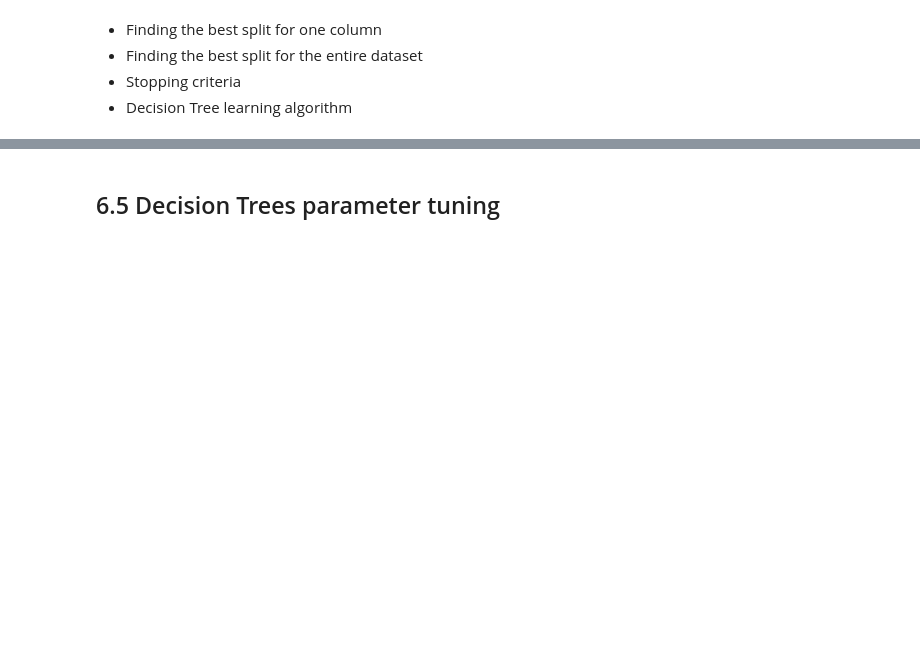
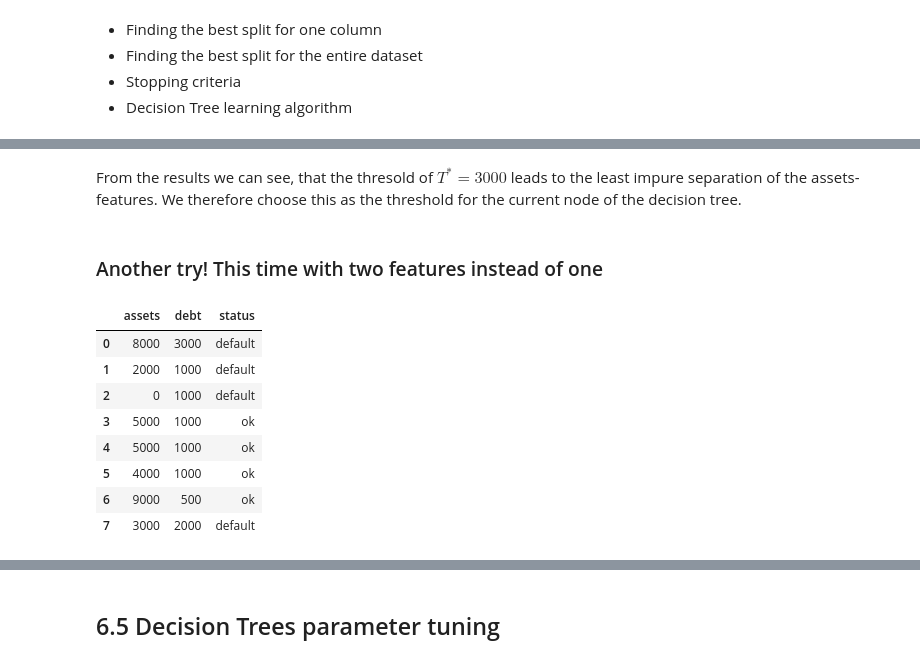
Before and after one commit to joweyel/ml-zoomcamp-material, a Jupyter notebook: 06-trees/code/section6-notebook.ipynb, the cells around one changed output, grey strips where cells are left out. Cells and saved outputs as stored; diff of their text form; code cells hidden in the pictures; blank space fills up the shorter version.

```diff
--- a/06-trees/code/section6-notebook.ipynb
+++ b/06-trees/code/section6-notebook.ipynb
@@ -378,0 +641,28 @@ The model does not overfit anymore and has drastically imporoved it'S AUC-score
+# %% [markdown]
+From the results we can see, that the thresold of $T^* = 3000$ leads to the least impure separation of the assets-features. We therefore choose this as the threshold for the current node of the decision tree.
+# %% [markdown]
+### Another try! This time with two features instead of one
+# %%
+data = [
+    [8000, 3000, "default"],
+    [2000, 1000, "default"],
+    [   0, 1000, "default"],
+    [5000, 1000, "ok"],
+    [5000, 1000, "ok"],
+    [4000, 1000, "ok"],
+    [9000,  500, "ok"],
+    [3000, 2000, "default"]
+]
+
+df_example = pd.DataFrame(data, columns=["assets", "debt", "status"])
+df_example
+# %% [output]
+|  | assets | debt | status |
+| 0 | 8000 | 3000 | default |
+| 1 | 2000 | 1000 | default |
+| 2 | 0 | 1000 | default |
+| 3 | 5000 | 1000 | ok |
+| 4 | 5000 | 1000 | ok |
+| 5 | 4000 | 1000 | ok |
+| 6 | 9000 | 500 | ok |
+| 7 | 3000 | 2000 | default |
```
Also changed, not shown: parts of 30 cells of this notebook, 2 other files.
